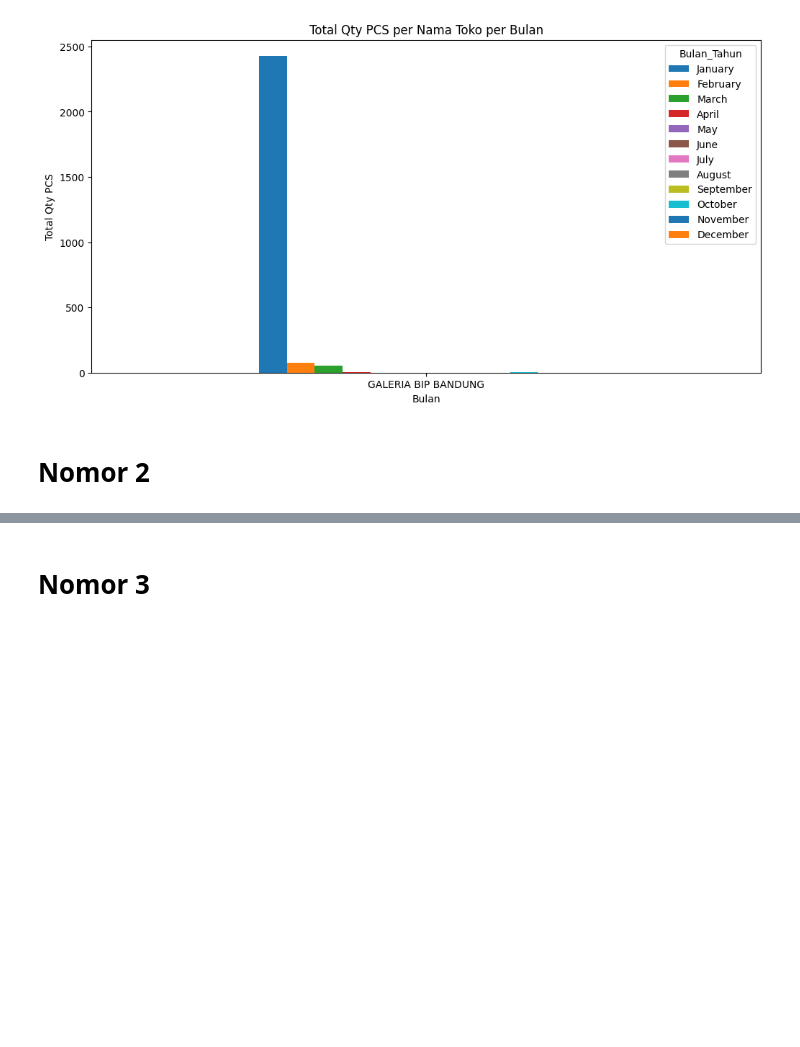
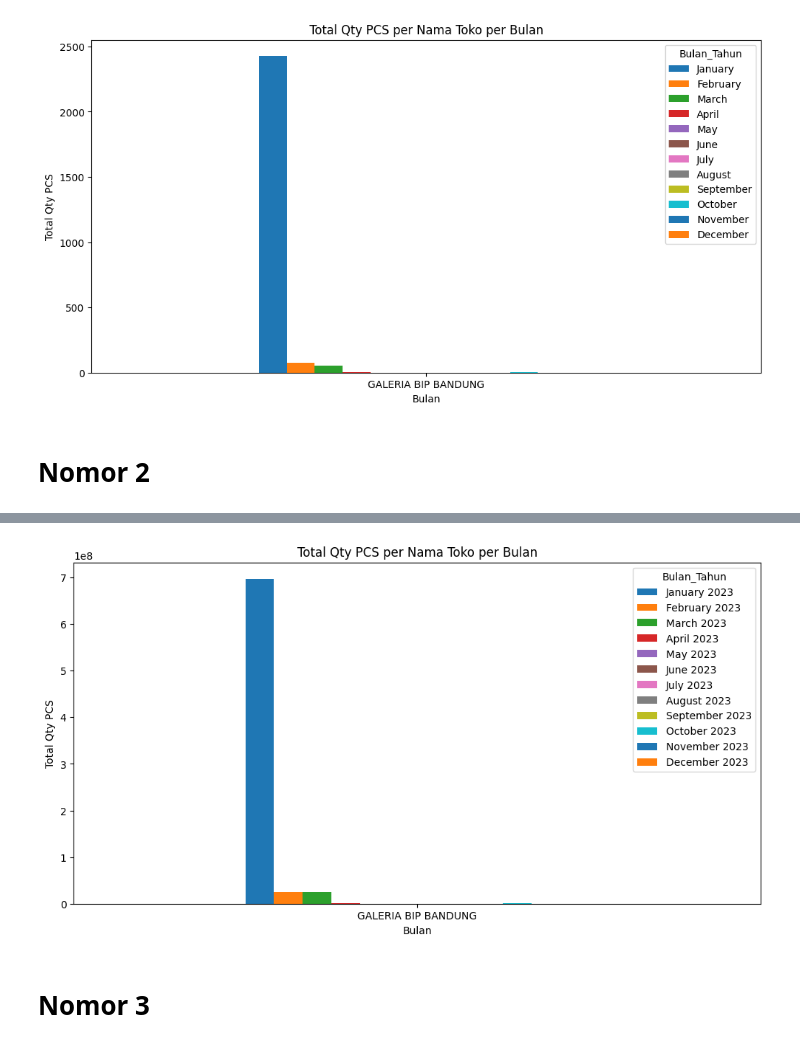
Before and after one commit to sntdshrly/dwi-putra-sakti-notebook, a Jupyter notebook: dps-notebook.ipynb, the cells around one changed output, grey strips where cells are left out. Drawn from its saved outputs; the diff is of its cells as text; code cells hidden in the pictures; blank space fills up the shorter version.

```diff
--- a/dps-notebook.ipynb
+++ b/dps-notebook.ipynb
@@ -130,4 +136,0 @@ df
-# %%
-# Konversi kolom Bulan_Tahun ke format datetime
-df['Bulan_Tahun'] = df['Bulan_Tahun'].apply(lambda x: datetime.strptime(x, '%B %Y'))
-df
@@ -167,0 +137,5 @@ plt.show()
+# %%
+# 'custom_order' : digunakan untuk patokan mengurutkan data
+custom_order = ['January 2023', 'February 2023', 'March 2023', 'April 2023', 'May 2023', 'June 2023', 'July 2023', 'August 2023', 'September 2023', 'October 2023', 'November 2023', 'December 2023']
+df['Bulan_Tahun'] = pd.Categorical(df['Bulan_Tahun'], categories=custom_order, ordered=True)
+df
@@ -167,0 +160,4 @@ plt.show()
+# %%
+# Group nama toko, bulan_tahun, dan total qty pcs
+grouped_data_months = df.groupby(['Nama_Toko', 'Bulan_Tahun'])['Total_Penjualan_Per_Bulan'].sum().unstack().fillna(0)
+grouped_data_months
@@ -168,3 +168,15 @@ plt.show()
+# %%
+# Plot bar chart
+ax = grouped_data_months.plot(kind='bar', figsize=(12, 6))
+plt.title('Total Qty PCS per Nama Toko per Bulan')
+plt.xlabel('Bulan')
+plt.ylabel('Total Qty PCS')
+plt.xticks(rotation=0)  # Putar x-axis labels ke 0 derajat
+
+# Tampilkan plot
+plt.show()
+# %% [output]
+[figure, added]
 # %% [markdown]
 # Nomor 3
 # %%
```
Also changed, not shown: parts of 11 cells of this notebook.
